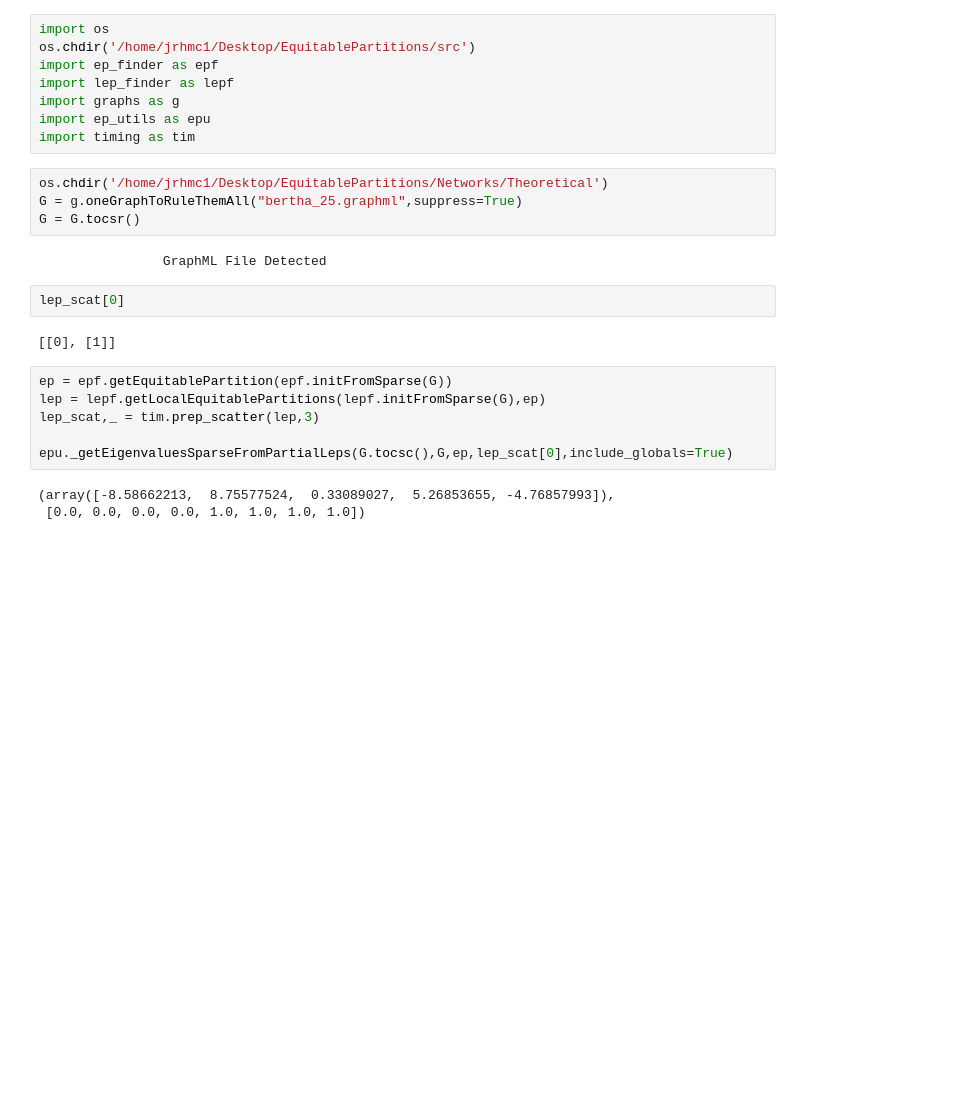
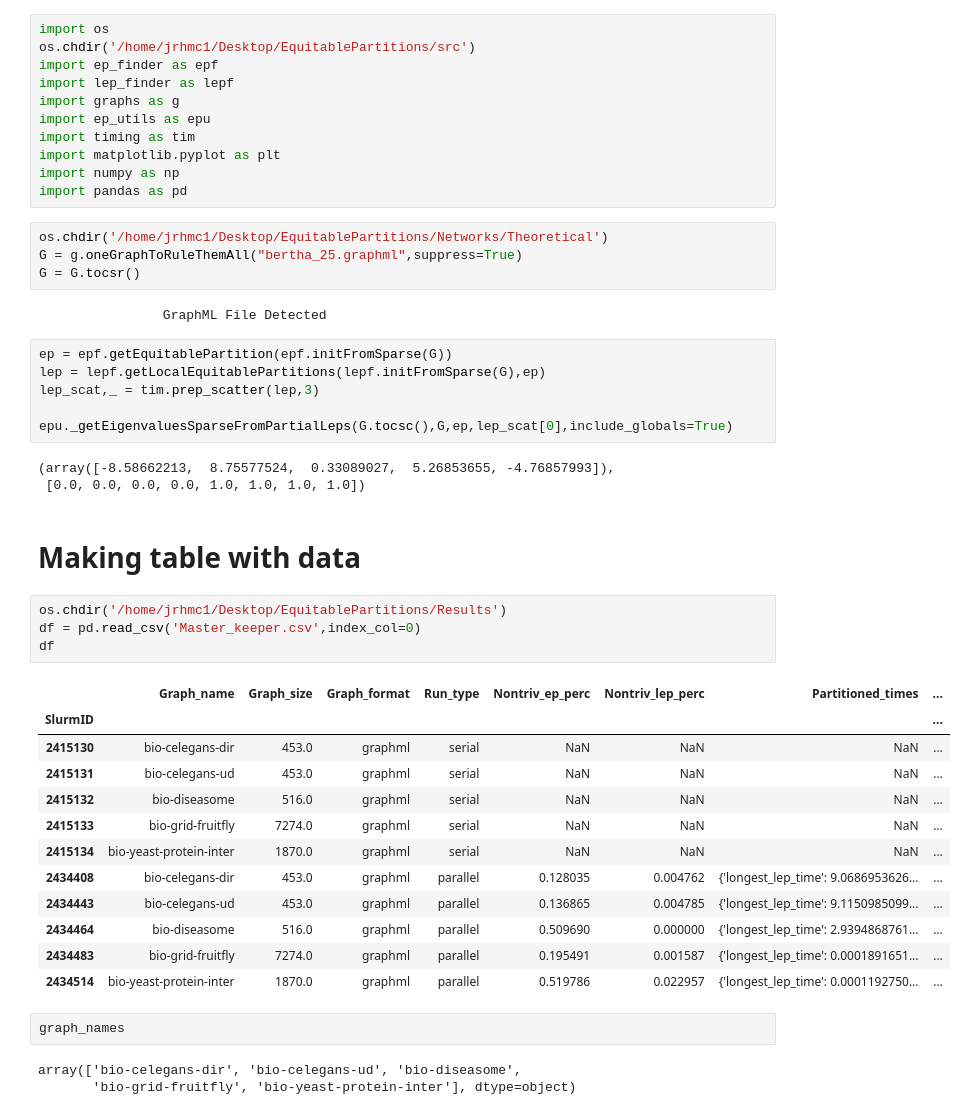
Before and after one commit to BismarkPrime/EquitablePartitions, a Jupyter notebook: Slurm/test.ipynb, the cells around one changed output. Drawn from its saved outputs; the diff is of its cells as text; blank space fills up the shorter version.

```diff
--- a/Slurm/test.ipynb
+++ b/Slurm/test.ipynb
@@ -6,16 +6,15 @@ import lep_finder as lepf
 import graphs as g
 import ep_utils as epu
 import timing as tim
+import matplotlib.pyplot as plt
+import numpy as np
+import pandas as pd
 # %%
 os.chdir('/home/jrhmc1/Desktop/EquitablePartitions/Networks/Theoretical')
 G = g.oneGraphToRuleThemAll("bertha_25.graphml",suppress=True)
 G = G.tocsr()
 # %% [output]
                 GraphML File Detected
-# %%
-lep_scat[0]
-# %% [output]
-[[0], [1]]
 # %%
 ep = epf.getEquitablePartition(epf.initFromSparse(G))
 lep = lepf.getLocalEquitablePartitions(lepf.initFromSparse(G),ep)
@@ -25,3 +24,27 @@ epu._getEigenvaluesSparseFromPartialLeps(G.tocsc(),G,ep,lep_scat[0],include_glob
 # %% [output]
 (array([-8.58662213,  8.75577524,  0.33089027,  5.26853655, -4.76857993]),
  [0.0, 0.0, 0.0, 0.0, 1.0, 1.0, 1.0, 1.0])
+# %% [markdown]
+# Making table with data
+# %%
+os.chdir('/home/jrhmc1/Desktop/EquitablePartitions/Results')
+df = pd.read_csv('Master_keeper.csv',index_col=0)
+df
+# %% [output]
+|  | Graph_name | Graph_size | Graph_format | Run_type | Nontriv_ep_perc | Nontriv_lep_perc | Partitioned_times | ... |
+| SlurmID |  |  |  |  |  |  |  | ... |
+| 2415130 | bio-celegans-dir | 453.0 | graphml | serial | NaN | NaN | NaN | ... |
+| 2415131 | bio-celegans-ud | 453.0 | graphml | serial | NaN | NaN | NaN | ... |
+| 2415132 | bio-diseasome | 516.0 | graphml | serial | NaN | NaN | NaN | ... |
+| 2415133 | bio-grid-fruitfly | 7274.0 | graphml | serial | NaN | NaN | NaN | ... |
+| 2415134 | bio-yeast-protein-inter | 1870.0 | graphml | serial | NaN | NaN | NaN | ... |
+| 2434408 | bio-celegans-dir | 453.0 | graphml | parallel | 0.128035 | 0.004762 | {'longest_lep_time': 9.0686953626... | ... |
+| 2434443 | bio-celegans-ud | 453.0 | graphml | parallel | 0.136865 | 0.004785 | {'longest_lep_time': 9.1150985099... | ... |
+| 2434464 | bio-diseasome | 516.0 | graphml | parallel | 0.509690 | 0.000000 | {'longest_lep_time': 2.9394868761... | ... |
+| 2434483 | bio-grid-fruitfly | 7274.0 | graphml | parallel | 0.195491 | 0.001587 | {'longest_lep_time': 0.0001891651... | ... |
+| 2434514 | bio-yeast-protein-inter | 1870.0 | graphml | parallel | 0.519786 | 0.022957 | {'longest_lep_time': 0.0001192750... | ... |
+# %%
+graph_names
+# %% [output]
+array(['bio-celegans-dir', 'bio-celegans-ud', 'bio-diseasome',
+       'bio-grid-fruitfly', 'bio-yeast-protein-inter'], dtype=object)
```
Also changed, not shown: parts of 2 cells of this notebook, 9 other files.
